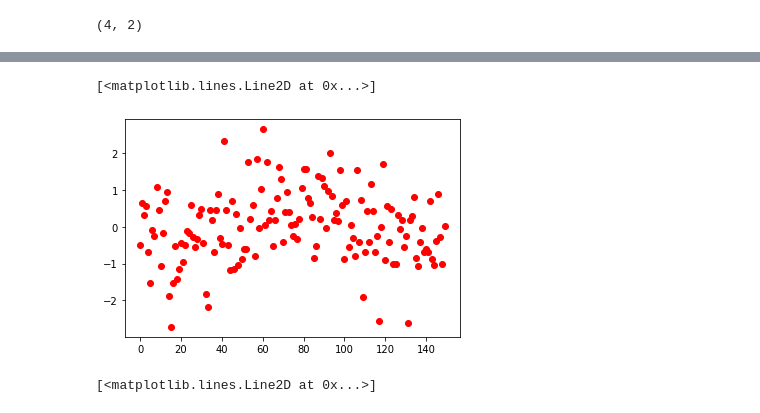
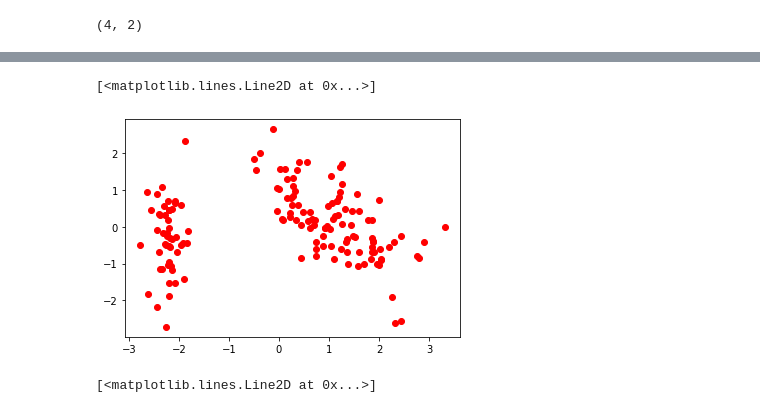
Before and after one commit to Wanita-8943/multivariate, a Jupyter notebook: Chapter3_PCA.ipynb, the cells around one changed output, grey strips where cells are left out. Cells and saved outputs as stored; diff of their text form; code cells hidden in the pictures.

```diff
--- a/Chapter3_PCA.ipynb
+++ b/Chapter3_PCA.ipynb
@@ -21,5 +24,5 @@ import pandas as pd
 # %%
-example_df = pd.read_csv('https://raw.github.com/pandas-dev/pandas/master/pandas/tests/io/data/csv/iris.csv')
+example_df = pd.read_csv('https://raw.github.com/pandas-dev/''pandas/master/pandas/tests/io/data/csv/iris.csv')
 example_df
 # %% [output]
 |  | SepalLength | SepalWidth | PetalLength | PetalWidth | Name |
@@ -307,10 +294,10 @@ array([[ 0.52237162, -0.37231836],
 # %%
-x = data_matrix_m0_std1
-x.shape
+X = data_matrix_m0_std1
+X.shape
 # %% [output]
 (4, 150)
 # %%
-w = selected_eigen_vectors
-w.shape
+W = selected_eigen_vectors
+W.shape
 # %% [output]
 (4, 2)
@@ -337,0 +304,3 @@ array([[-2.26454173e+00, -5.05703903e-01],
+# %%
+X_pca = X.T.dot(W)
+X_pca
@@ -338,6 +325,6 @@ array([[-2.26454173e+00, -5.05703903e-01],
 # %%
-plt.plot(x_pca[:,1],'or')
+plt.plot(X_pca[:,0],X_pca[:,1],'or')
 # %% [output]
 [<matplotlib.lines.Line2D at 0x...>]
-[figure, old version]
+[figure, new version]
 # %%
```
Also changed, not shown: parts of 64 cells of this notebook.
